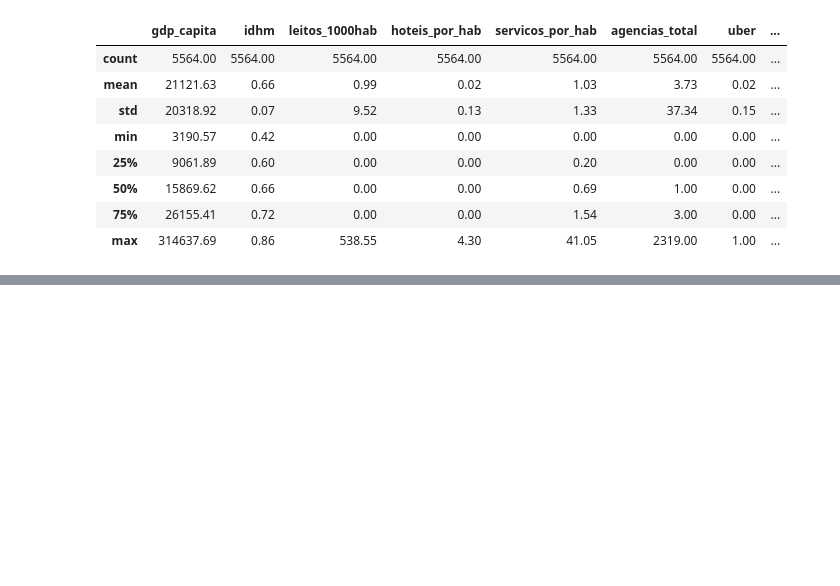
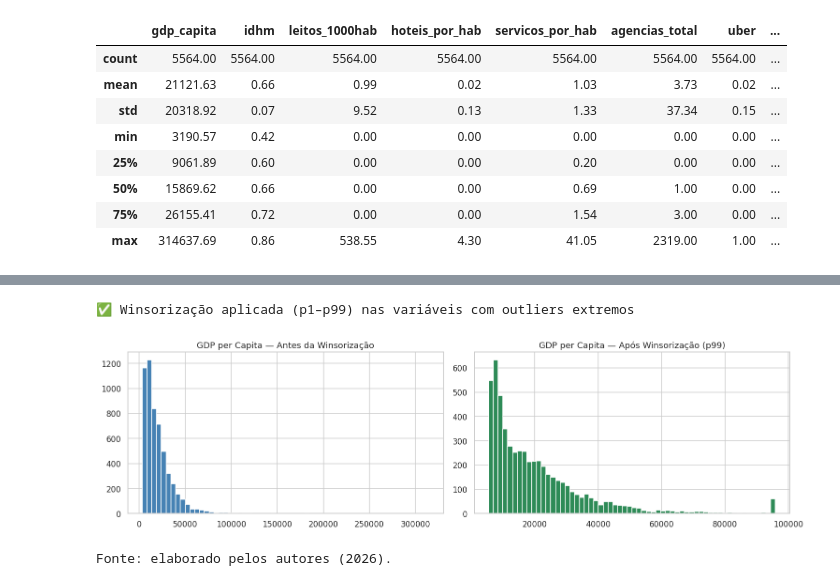
Before and after one commit to IsadoraMoraiss/Project_Pisi3, a Jupyter notebook: CLUSTERIZAÇÂO_PISI3.ipynb, the cells around one changed output, grey strips where cells are left out. Drawn from its saved outputs; the diff is of its cells as text; code cells hidden in the pictures; blank space fills up the shorter version.

Commit message:
feat: tratamento de outliers via winsorização (p1-p99)

```diff
--- a/CLUSTERIZAÇÂO_PISI3.ipynb
+++ b/CLUSTERIZAÇÂO_PISI3.ipynb
@@ -156,0 +166,30 @@ df_ml[FEATURES].describe().round(2)
+# %%
+from scipy.stats import mstats
+
+df_proc = df_ml.copy()
+
+# Winsorização no percentil 1-99 para variáveis com outliers extremos
+COLS_WINSORIZE = ['gdp_capita', 'leitos_1000hab', 'hoteis_por_hab',
+                  'servicos_por_hab', 'agencias_total', 'estimated_pop']
+
+for col in COLS_WINSORIZE:
+    p01 = df_proc[col].quantile(0.01)
+    p99 = df_proc[col].quantile(0.99)
+    df_proc[col] = df_proc[col].clip(lower=p01, upper=p99)
+
+print('✅ Winsorização aplicada (p1–p99) nas variáveis com outliers extremos')
+
+# Visualização antes/depois do gdp_capita
+fig, axes = plt.subplots(1, 2, figsize=(14, 4))
+df_ml['gdp_capita'].hist(bins=60, ax=axes[0], color='steelblue')
+axes[0].set_title('GDP per Capita — Antes da Winsorização')
+df_proc['gdp_capita'].hist(bins=60, ax=axes[1], color='seagreen')
+axes[1].set_title('GDP per Capita — Após Winsorização (p99)')
+plt.tight_layout()
+plt.savefig('fig_winsorization.png', dpi=110, bbox_inches='tight')
+plt.show()
+print('Fonte: elaborado pelos autores (2026).')
+# %% [output]
+✅ Winsorização aplicada (p1–p99) nas variáveis com outliers extremos
+[figure, added]
+Fonte: elaborado pelos autores (2026).
```
Also changed, not shown: parts of 2 cells of this notebook.
